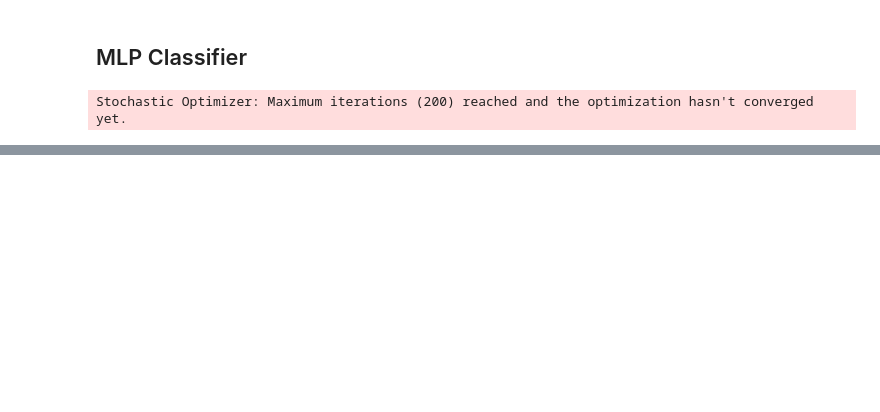
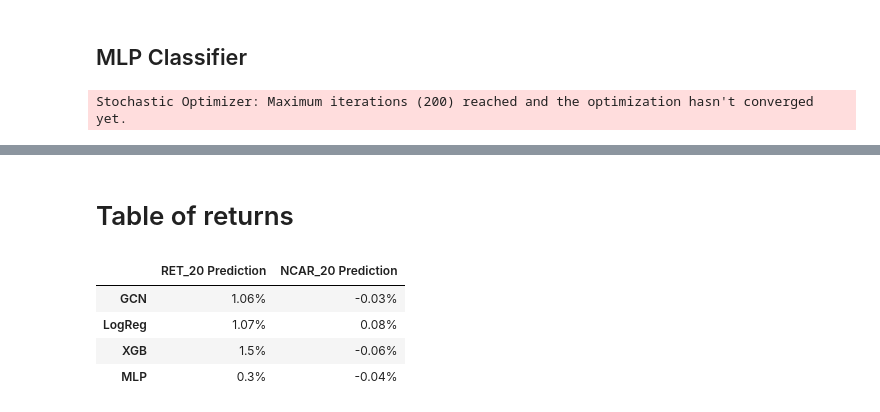
Before and after one commit to lameche99/The-Clinical-Trial-Effect, a Jupyter notebook: src/strategy copy copy.ipynb, the cells around one changed output, grey strips where cells are left out. Drawn from its saved outputs; the diff is of its cells as text; code cells hidden in the pictures; blank space fills up the shorter version.

```diff
--- a/src/strategy copy copy.ipynb
+++ b/src/strategy copy copy.ipynb
@@ -476,3 +461,20 @@ mlp_portfolio = ts.buy_short('mlp_signal', trading_data, stock_df, 20)
 px.line(np.array(mlp_portfolio))
 # %% [output]
 [interactive output not drawn]
+# %% [markdown]
+# Table of returns
+# %%
+data = {'RET_20 Prediction':['1.06%','1.07%','1.5%','0.3%'],
+       'NCAR_20 Prediction':['-0.03%','0.08%','-0.06%','-0.04%']}
+ret_df = pd.DataFrame(data)
+
+new_index = ['GCN', 'LogReg', 'XGB', 'MLP']
+ret_df.index = new_index
+# %%
+ret_df
+# %% [output]
+|  | RET_20 Prediction | NCAR_20 Prediction |
+| GCN | 1.06% | -0.03% |
+| LogReg | 1.07% | 0.08% |
+| XGB | 1.5% | -0.06% |
+| MLP | 0.3% | -0.04% |
```
Also changed, not shown: parts of 31 cells of this notebook.
